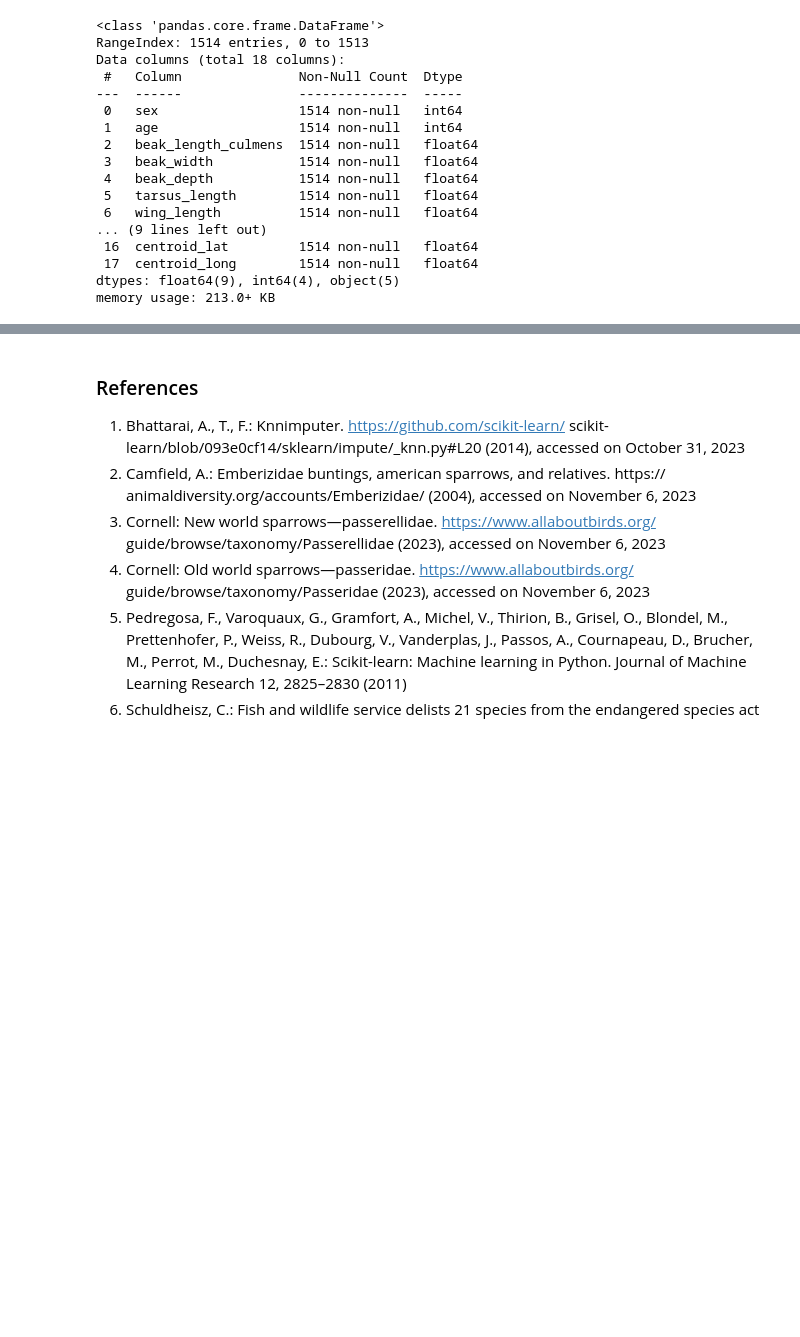
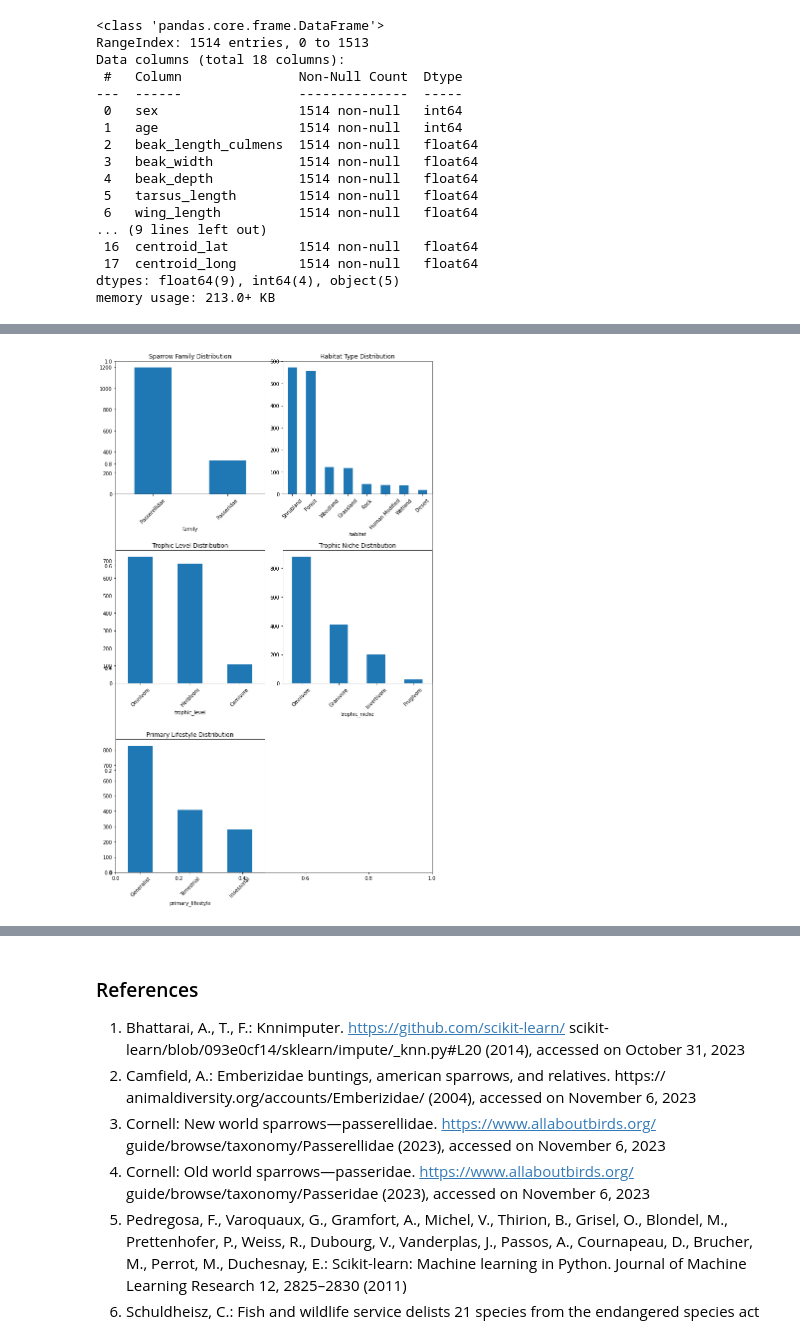
Before and after one commit to bethharvey/capstone-project, a Jupyter notebook: avonet_bird_identification.ipynb, the cells around one changed output, grey strips where cells are left out. Saved outputs shown, nothing was run; the diff lists cells and outputs as text; code cells hidden in the pictures; blank space fills up the shorter version.

```diff
--- a/avonet_bird_identification.ipynb
+++ b/avonet_bird_identification.ipynb
@@ -273,0 +407,28 @@ sparrows.describe(include = 'all')
+# %%
+# View distributions of categorical features
+fig, axes = plt.subplots(figsize=(10, 16))
+
+plt.subplot(321)
+sparrows.family.value_counts().plot(kind = 'bar', title = 'Sparrow Family Distribution')
+plt.xticks(rotation = 45)
+
+plt.subplot(322)
+sparrows.habitat.value_counts().plot(kind = 'bar', title = 'Habitat Type Distribution')
+plt.xticks(rotation = 45)
+
+plt.subplot(323)
+sparrows.trophic_level.value_counts().plot(kind = 'bar', title = 'Trophic Level Distribution')
+plt.xticks(rotation = 45)
+
+plt.subplot(324)
+sparrows.trophic_niche.value_counts().plot(kind = 'bar', title = 'Trophic Niche Distribution')
+plt.xticks(rotation = 45)
+
+plt.subplot(325)
+sparrows.primary_lifestyle.value_counts().plot(kind = 'bar', title = 'Primary Lifestyle Distribution')
+plt.xticks(rotation = 45)
+
+fig.tight_layout()
+plt.show()
+# %% [output]
+[figure, added]
```
Also changed, not shown: parts of 33 cells of this notebook, 1 other file.
